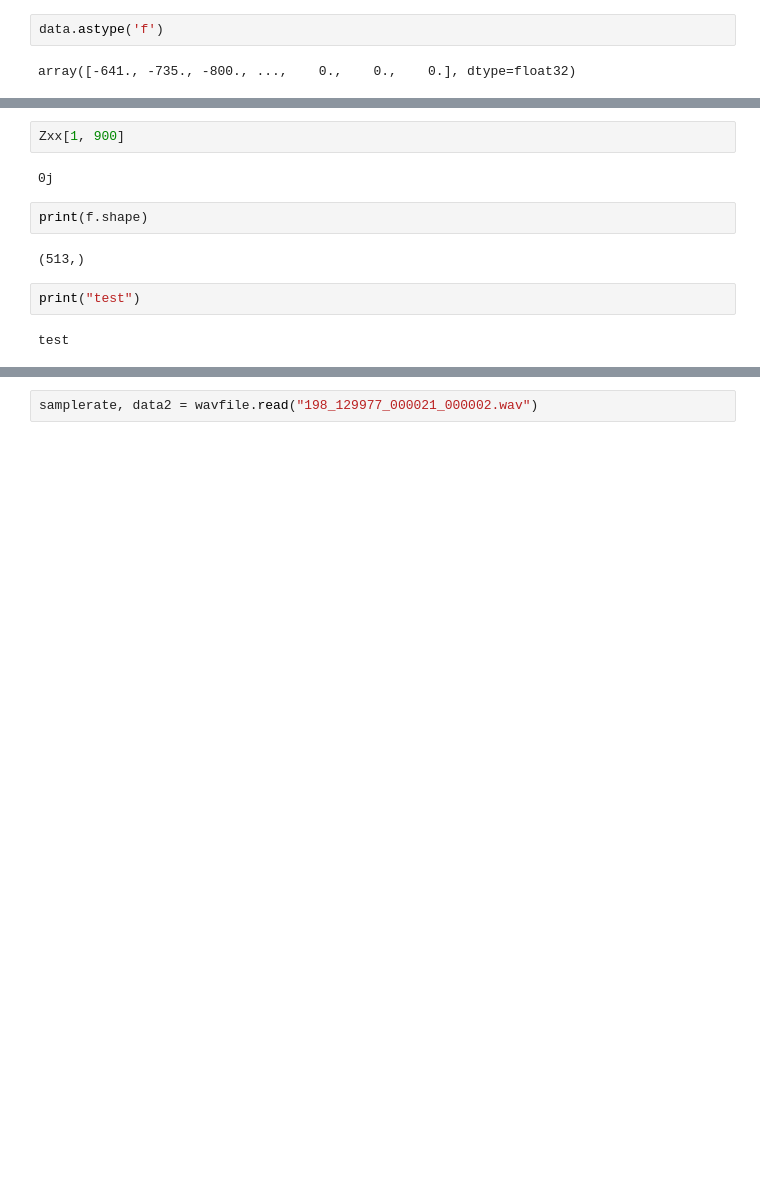
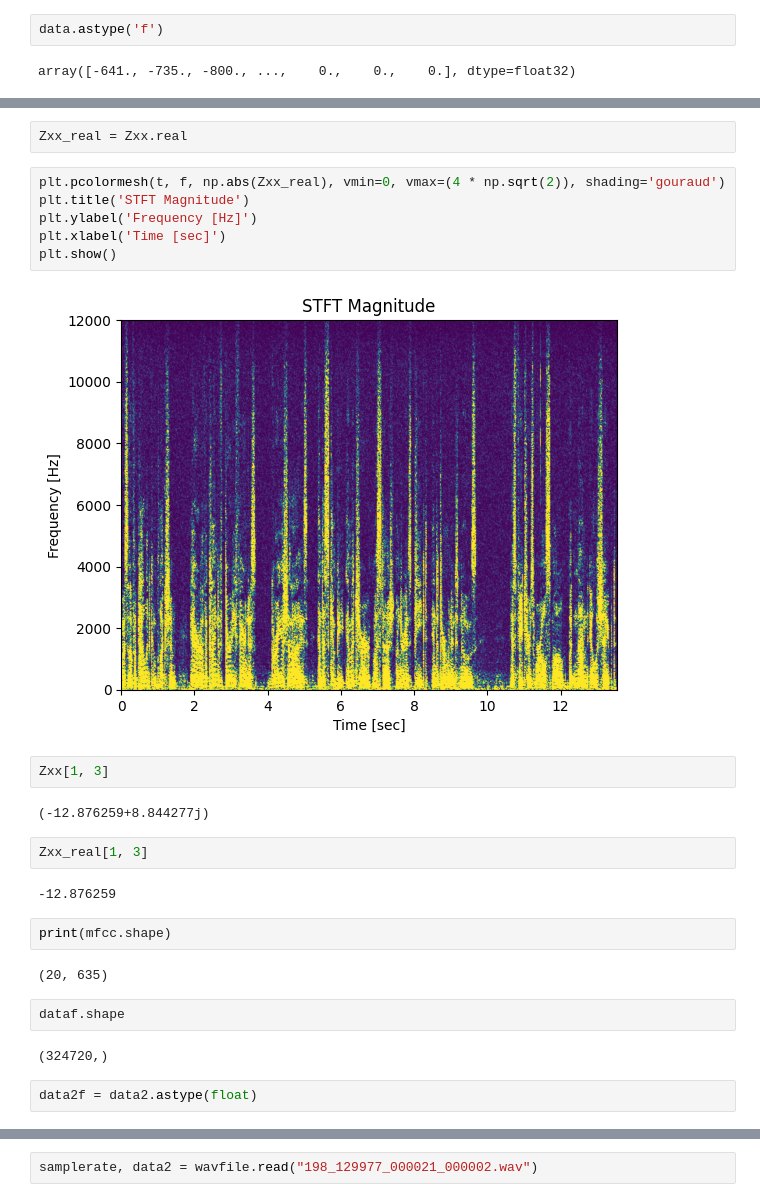
Before and after one commit to da4nik08/SW, a Jupyter notebook: Speech-Transf_preproc.ipynb, the cells around one changed output, grey strips where cells are left out. Drawn from its saved outputs; the diff is of its cells as text; blank space fills up the shorter version.

```diff
--- a/Speech-Transf_preproc.ipynb
+++ b/Speech-Transf_preproc.ipynb
@@ -229,12 +234,28 @@ print(Zxx.shape)
+# %%
+Zxx_real = Zxx.real
+# %%
+plt.pcolormesh(t, f, np.abs(Zxx_real), vmin=0, vmax=(4 * np.sqrt(2)), shading='gouraud')
+plt.title('STFT Magnitude')
+plt.ylabel('Frequency [Hz]')
+plt.xlabel('Time [sec]')
+plt.show()
+# %% [output]
+[figure, added]
 # %%
-Zxx[1, 900]
+Zxx[1, 3]
 # %% [output]
-0j
+(-12.876259+8.844277j)
+# %%
+Zxx_real[1, 3]
+# %% [output]
+-12.876259
 # %%
-print(f.shape)
+print(mfcc.shape)
 # %% [output]
-(513,)
+(20, 635)
-# %%
-print("test")
-# %% [output]
-test
+# %%
+dataf.shape
+# %% [output]
+(324720,)
+# %%
+data2f = data2.astype(float)
```
Also changed, not shown: parts of 8 cells of this notebook.
